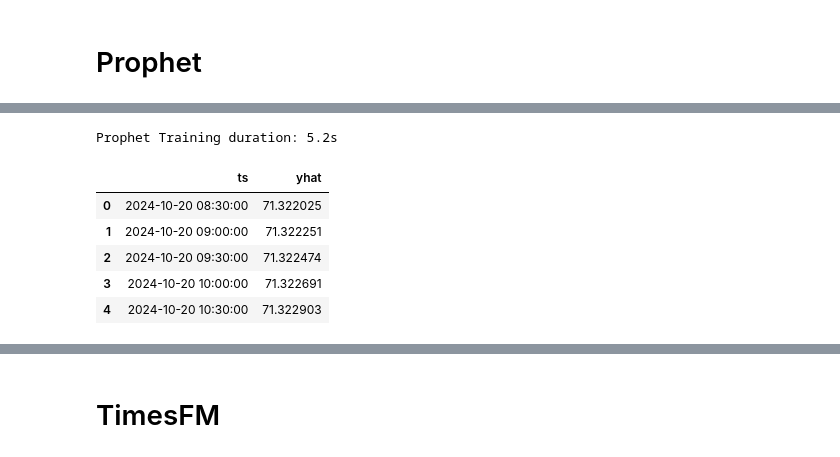
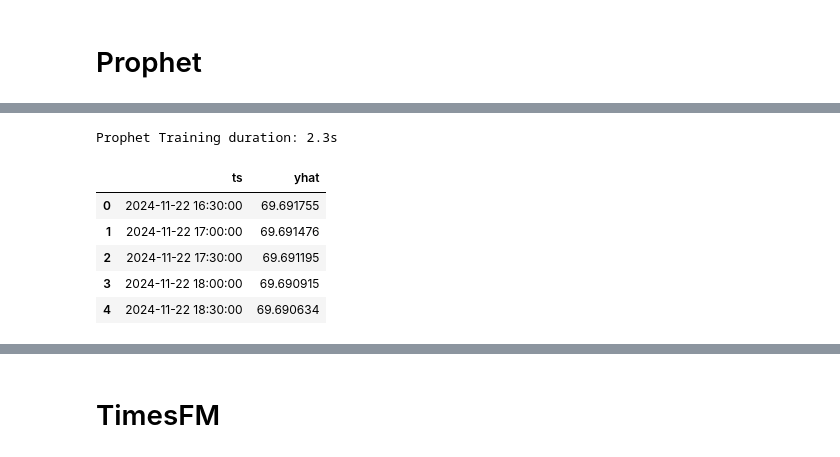
Before and after one commit to florivz/TSF-SS25-TimeGPT, a Jupyter notebook: skripts/forecasting/wti_oil_model.ipynb, the cells around one changed output, grey strips where cells are left out. Saved outputs shown, nothing was run; the diff lists cells and outputs as text; code cells hidden in the pictures.

```diff
--- a/skripts/forecasting/wti_oil_model.ipynb
+++ b/skripts/forecasting/wti_oil_model.ipynb
@@ -45,7 +45,7 @@ plt.show()
 [figure]
 # %%
 # shortening the dataset
-df_recent = df.tail(10000).copy()
+df_recent = df.tail(2000).copy()
 train_ratio = 0.8
 split_idx   = int(len(df_recent) * train_ratio)
 
@@ -163,6 +293,6 @@ plt.show()
 # %%
 # Forecast
-prophet_result = model.prophet()
+prophet_result = model.prophet_interday()
 prophet_result.head()
 # %% [output]
 INFO:prophet:Disabling yearly seasonality. Run prophet with yearly_seasonality=True to override this.
@@ -177,11 +307,11 @@ INFO:cmdstanpy:Chain [1] start processing
 INFO:cmdstanpy:Chain [1] done processing
-Prophet Training duration: 5.2s
+Prophet Training duration: 2.3s
 |  | ts | yhat |
-| 0 | 2024-10-20 08:30:00 | 71.322025 |
-| 1 | 2024-10-20 09:00:00 | 71.322251 |
-| 2 | 2024-10-20 09:30:00 | 71.322474 |
-| 3 | 2024-10-20 10:00:00 | 71.322691 |
-| 4 | 2024-10-20 10:30:00 | 71.322903 |
+| 0 | 2024-11-22 16:30:00 | 69.691755 |
+| 1 | 2024-11-22 17:00:00 | 69.691476 |
+| 2 | 2024-11-22 17:30:00 | 69.691195 |
+| 3 | 2024-11-22 18:00:00 | 69.690915 |
+| 4 | 2024-11-22 18:30:00 | 69.690634 |
 # %%
 plt.figure(figsize=(12, 6))
 plt.plot(df_test['ts'], df_test['y'], label='Actual', color='blue')
```
Also changed, not shown: parts of 36 cells of this notebook, 1 other file.
